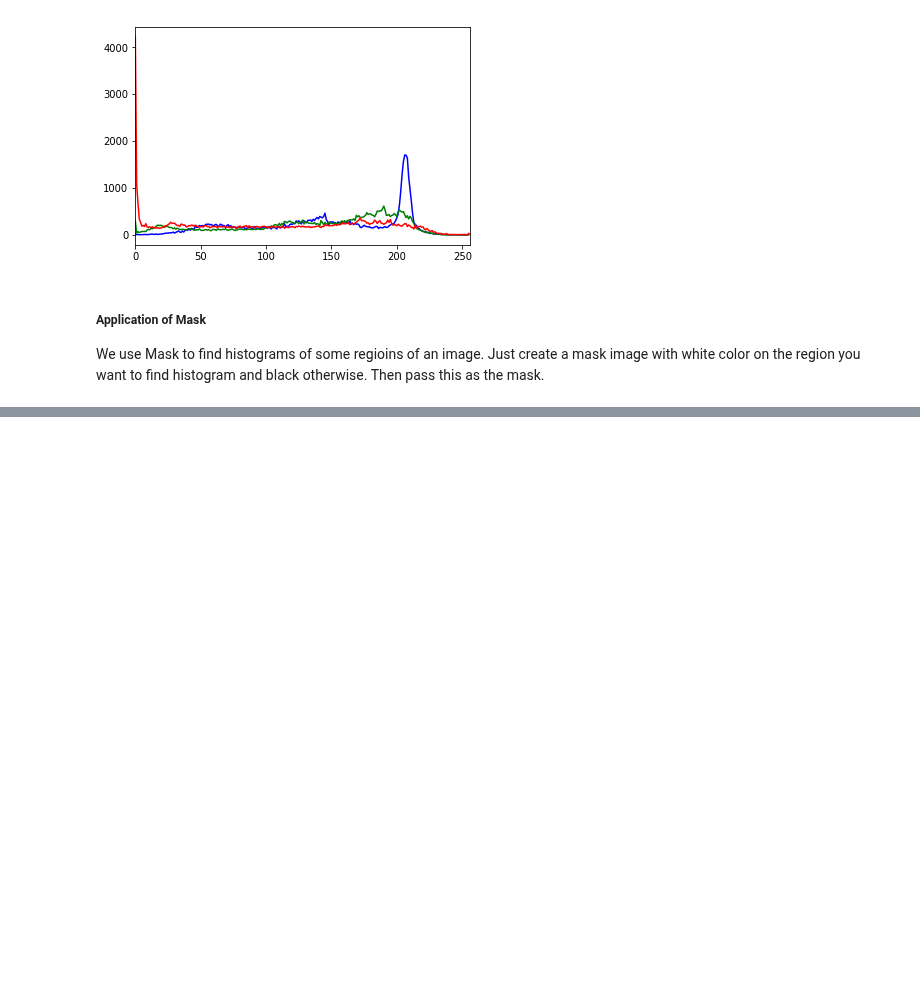
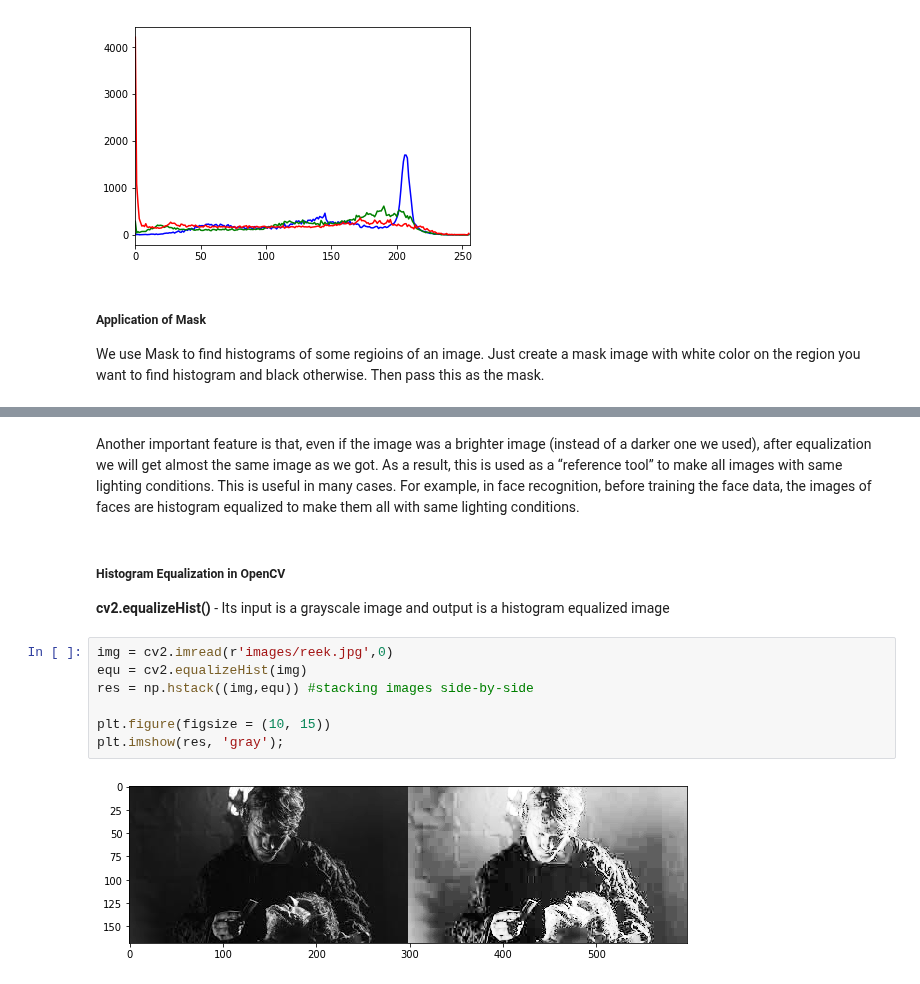
Before and after one commit to IamMohitM/OpenCV-Learning, a Jupyter notebook: Histograms.ipynb, the cells around one changed output, grey strips where cells are left out. Saved outputs shown, nothing was run; the diff lists cells and outputs as text; blank space fills up the shorter version.

```diff
--- a/Histograms.ipynb
+++ b/Histograms.ipynb
@@ -93,0 +177,15 @@ plt.xlim([0,256])
+# %% [markdown]
+Another important feature is that, even if the image was a brighter image (instead of a darker one we used), after equalization we will get almost the same image as we got. As a result, this is used as a “reference tool” to make all images with same lighting conditions. This is useful in many cases. For example, in face recognition, before training the face data, the images of faces are histogram equalized to make them all with same lighting conditions.
+# %% [markdown]
+##### Histogram Equalization in OpenCV
+
+**cv2.equalizeHist()** - Its input is a grayscale image and output is a histogram equalized image
+# %%
+img = cv2.imread(r'images/reek.jpg',0)
+equ = cv2.equalizeHist(img)
+res = np.hstack((img,equ)) #stacking images side-by-side
+
+plt.figure(figsize = (10, 15))
+plt.imshow(res, 'gray');
+# %% [output]
+[figure, added]
```
Also changed, not shown: parts of 15 cells of this notebook, 3 other files.
